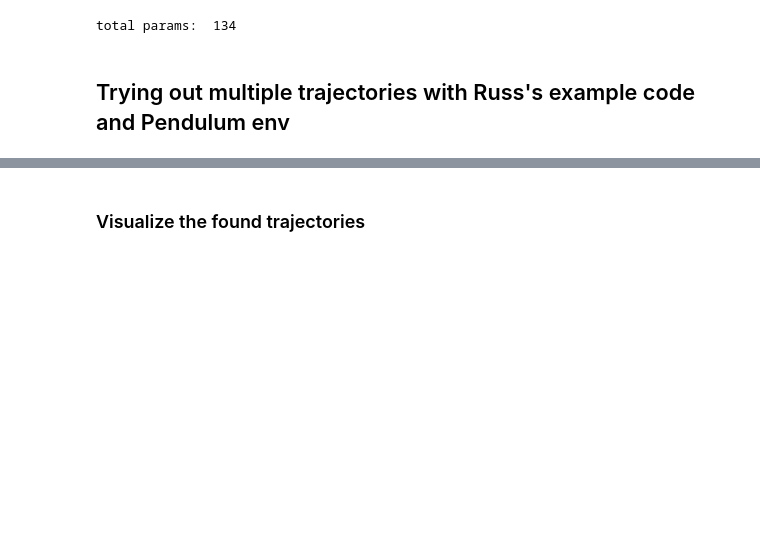
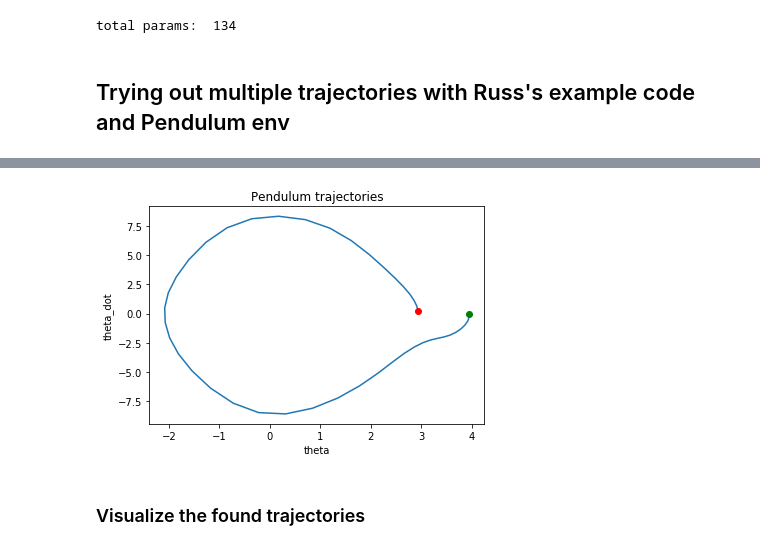
Before and after one commit to robert-verkuil/drake-pytorch, a Jupyter notebook: python/Real NN Constraint Testing.ipynb, the cells around one changed output, grey strips where cells are left out. Cells and saved outputs as stored; diff of their text form; code cells hidden in the pictures; blank space fills up the shorter version.

```diff
--- a/python/Real NN Constraint Testing.ipynb
+++ b/python/Real NN Constraint Testing.ipynb
@@ -162,9 +162,9 @@ mto = MultipleTrajOpt("pendulum",
 kNetConstructor = lambda: FCBIG(2)
 # kNetConstructor = lambda: MLPSMALL(2)
 # kNetConstructor = lambda: MLP(2)
-# reg_type = "No"
+reg_type = "No"
 # reg_type = "L1"
-reg_type = "L2"
+# reg_type = "L2"
 mto.add_nn_params(kNetConstructor,
                   initialize_params = True,
                   reg_type          = reg_type,
@@ -179,8 +179,8 @@ T = mto.T
 # Introduce a scaling factor in (0, 1] that can be used to shrink the initial
 # conditions regions used for policy rollouts, so we can check an area SMALLER
 # than that which was used for dircol calculations!
-scaling = 0.5
-mto.add_multiple_trajectories_visualization_callback(
-    "pendulum")#,
+# scaling = 0.5
+# mto.add_multiple_trajectories_visualization_callback(
+#     "pendulum")#,
 #     initial_conditions=lambda ti: np.array(initial_conditions2(ti))*scaling )
 # %%
@@ -240,2 +218,6 @@ plot_multiple_dircol_trajectories(prog, h, u, x, num_trajectories, num_samples)
+# %%
+mto.plot_all_trajectories()
+# %% [output]
+[figure, added]
 # %% [markdown]
 ### Visualize the found trajectories
```
Also changed, not shown: parts of 10 cells of this notebook, 1 other file.
